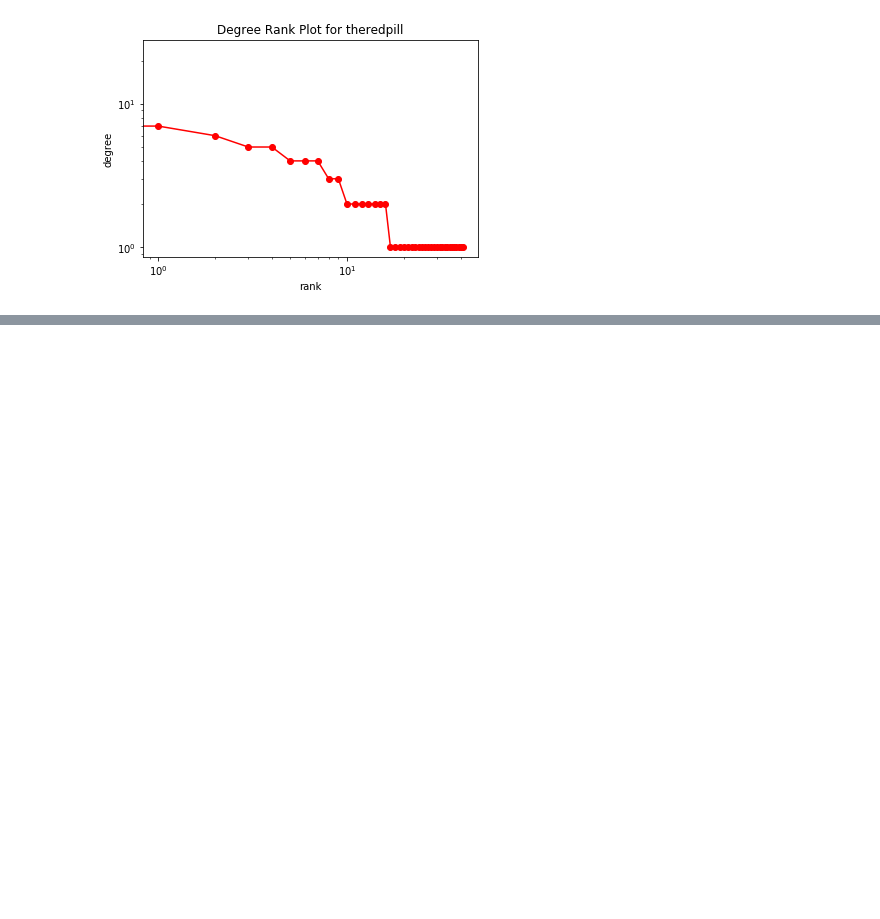
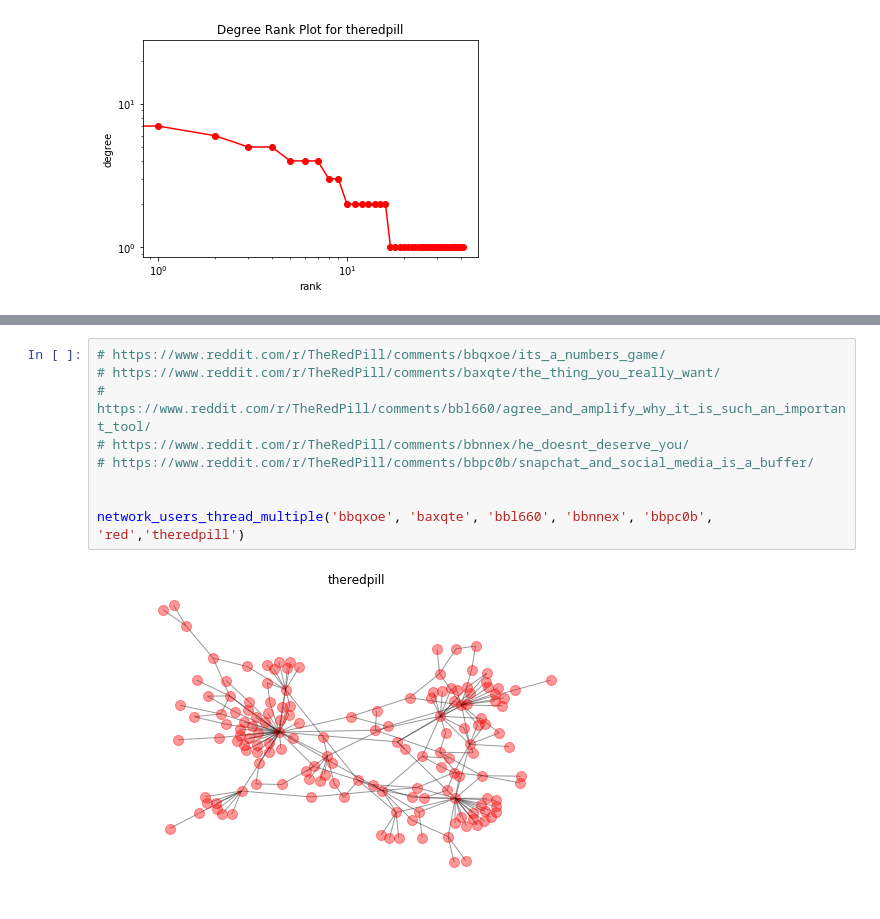
Before and after one commit to ellieejlee/praw_p6, a Jupyter notebook: Reddit User Network.ipynb, the cells around one changed output, grey strips where cells are left out. Cells and saved outputs as stored; diff of their text form; blank space fills up the shorter version.

Commit message:
Multiple threads per sub network

```diff
--- a/Reddit User Network.ipynb
+++ b/Reddit User Network.ipynb
@@ -179,0 +293,11 @@ degrank_users_thread('baxqte','red','theredpill')
+# %%
+# https://www.reddit.com/r/TheRedPill/comments/bbqxoe/its_a_numbers_game/
+# https://www.reddit.com/r/TheRedPill/comments/baxqte/the_thing_you_really_want/
+# https://www.reddit.com/r/TheRedPill/comments/bbl660/agree_and_amplify_why_it_is_such_an_important_tool/
+# https://www.reddit.com/r/TheRedPill/comments/bbnnex/he_doesnt_deserve_you/
+# https://www.reddit.com/r/TheRedPill/comments/bbpc0b/snapchat_and_social_media_is_a_buffer/
+
+
+network_users_thread_multiple('bbqxoe', 'baxqte', 'bbl660', 'bbnnex', 'bbpc0b', 'red','theredpill')
+# %% [output]
+[figure, added]
```
Also changed, not shown: parts of 4 cells of this notebook.
